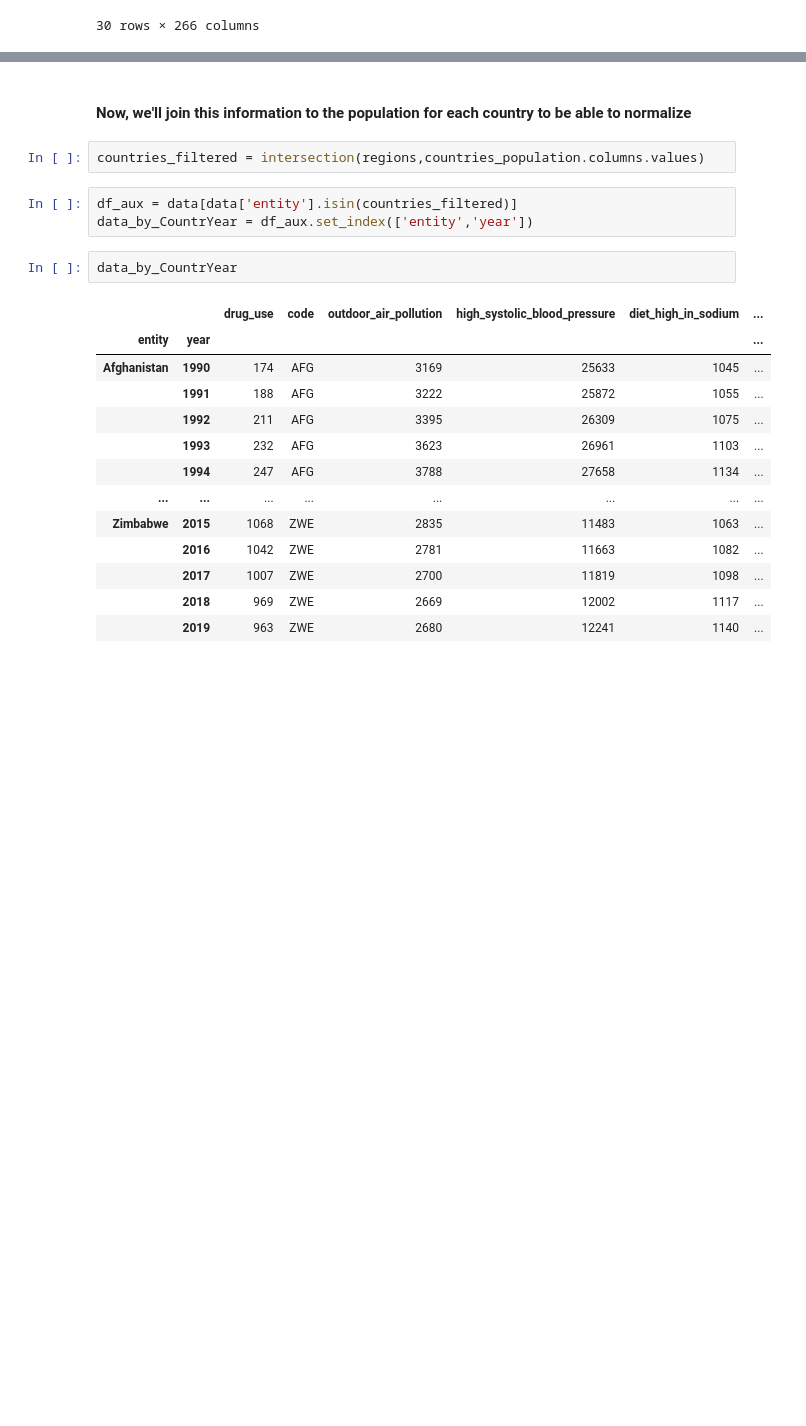
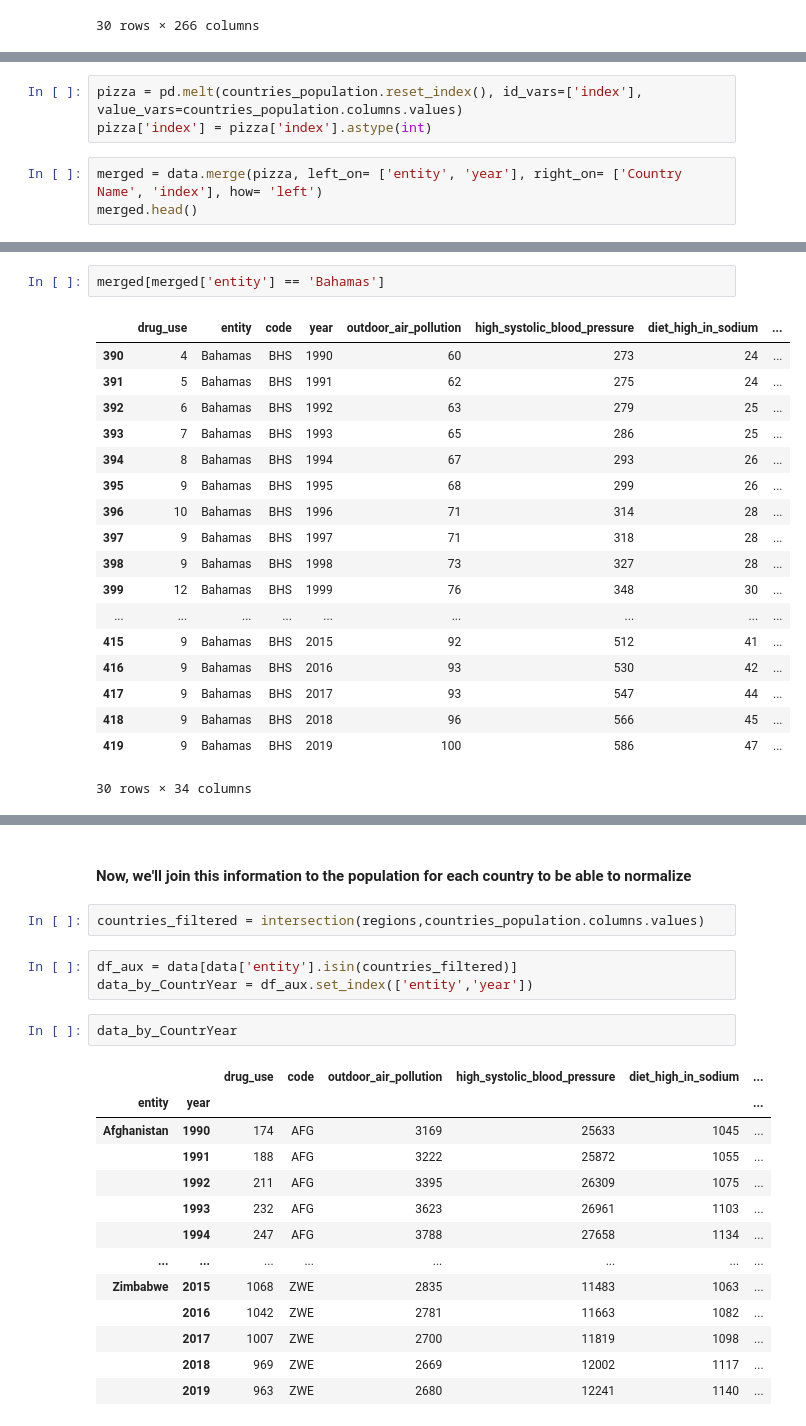
Before and after one commit to FabianCastellano/DS-Training, a Jupyter notebook: dataWHO/deaths.ipynb, the cells around one changed output, grey strips where cells are left out. Cells and saved outputs as stored; diff of their text form; blank space fills up the shorter version.

```diff
--- a/dataWHO/deaths.ipynb
+++ b/dataWHO/deaths.ipynb
@@ -260,0 +277,6 @@ countries_population
+# %%
+pizza = pd.melt(countries_population.reset_index(), id_vars=['index'], value_vars=countries_population.columns.values)
+pizza['index'] = pizza['index'].astype(int)
+# %%
+merged = data.merge(pizza, left_on= ['entity', 'year'], right_on= ['Country Name', 'index'], how= 'left')
+merged.head()
@@ -260,0 +313,21 @@ countries_population
+# %%
+merged[merged['entity'] == 'Bahamas']
+# %% [output]
+|  | drug_use | entity | code | year | outdoor_air_pollution | high_systolic_blood_pressure | diet_high_in_sodium | ... |
+| 390 | 4 | Bahamas | BHS | 1990 | 60 | 273 | 24 | ... |
+| 391 | 5 | Bahamas | BHS | 1991 | 62 | 275 | 24 | ... |
+| 392 | 6 | Bahamas | BHS | 1992 | 63 | 279 | 25 | ... |
+| 393 | 7 | Bahamas | BHS | 1993 | 65 | 286 | 25 | ... |
+| 394 | 8 | Bahamas | BHS | 1994 | 67 | 293 | 26 | ... |
+| 395 | 9 | Bahamas | BHS | 1995 | 68 | 299 | 26 | ... |
+| 396 | 10 | Bahamas | BHS | 1996 | 71 | 314 | 28 | ... |
+| 397 | 9 | Bahamas | BHS | 1997 | 71 | 318 | 28 | ... |
+| 398 | 9 | Bahamas | BHS | 1998 | 73 | 327 | 28 | ... |
+| 399 | 12 | Bahamas | BHS | 1999 | 76 | 348 | 30 | ... |
+| ... | ... | ... | ... | ... | ... | ... | ... | ... |
+| 415 | 9 | Bahamas | BHS | 2015 | 92 | 512 | 41 | ... |
+| 416 | 9 | Bahamas | BHS | 2016 | 93 | 530 | 42 | ... |
+| 417 | 9 | Bahamas | BHS | 2017 | 93 | 547 | 44 | ... |
+| 418 | 9 | Bahamas | BHS | 2018 | 96 | 566 | 45 | ... |
+| 419 | 9 | Bahamas | BHS | 2019 | 100 | 586 | 47 | ... |
+30 rows × 34 columns
```
Also changed, not shown: parts of 5 cells of this notebook.
